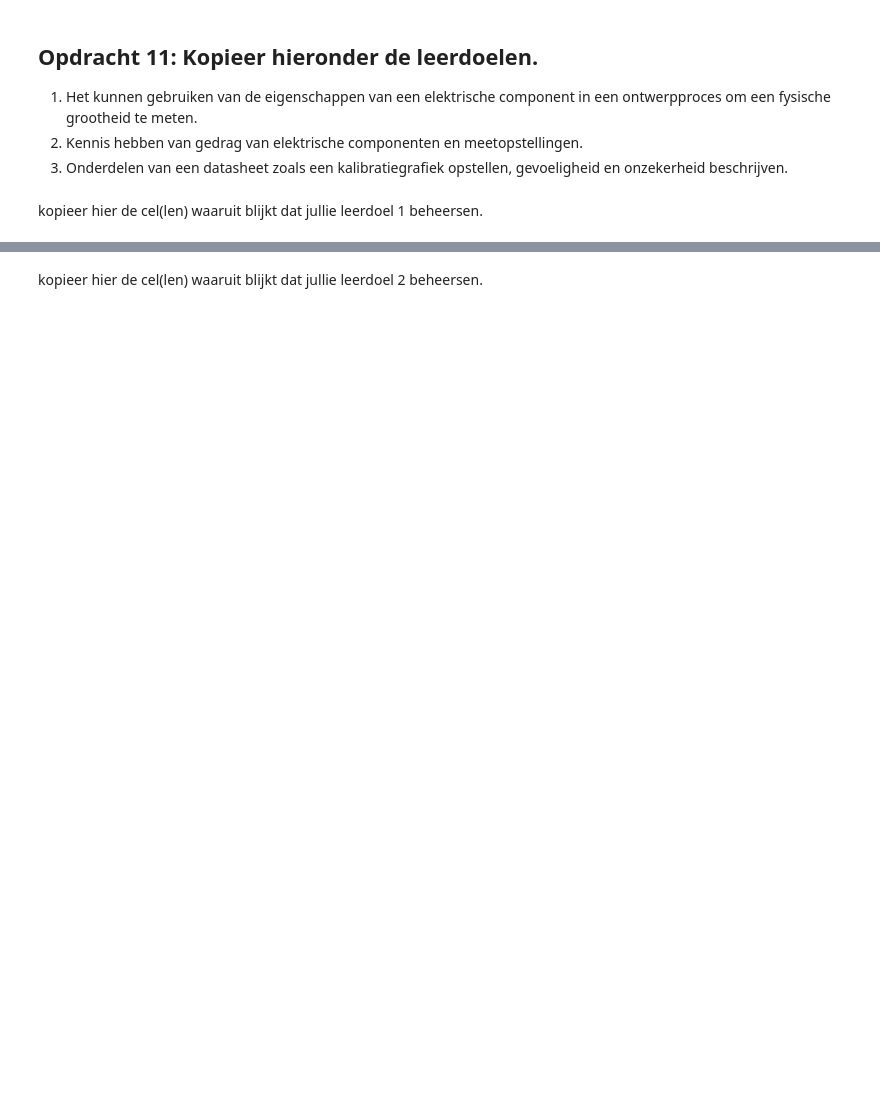
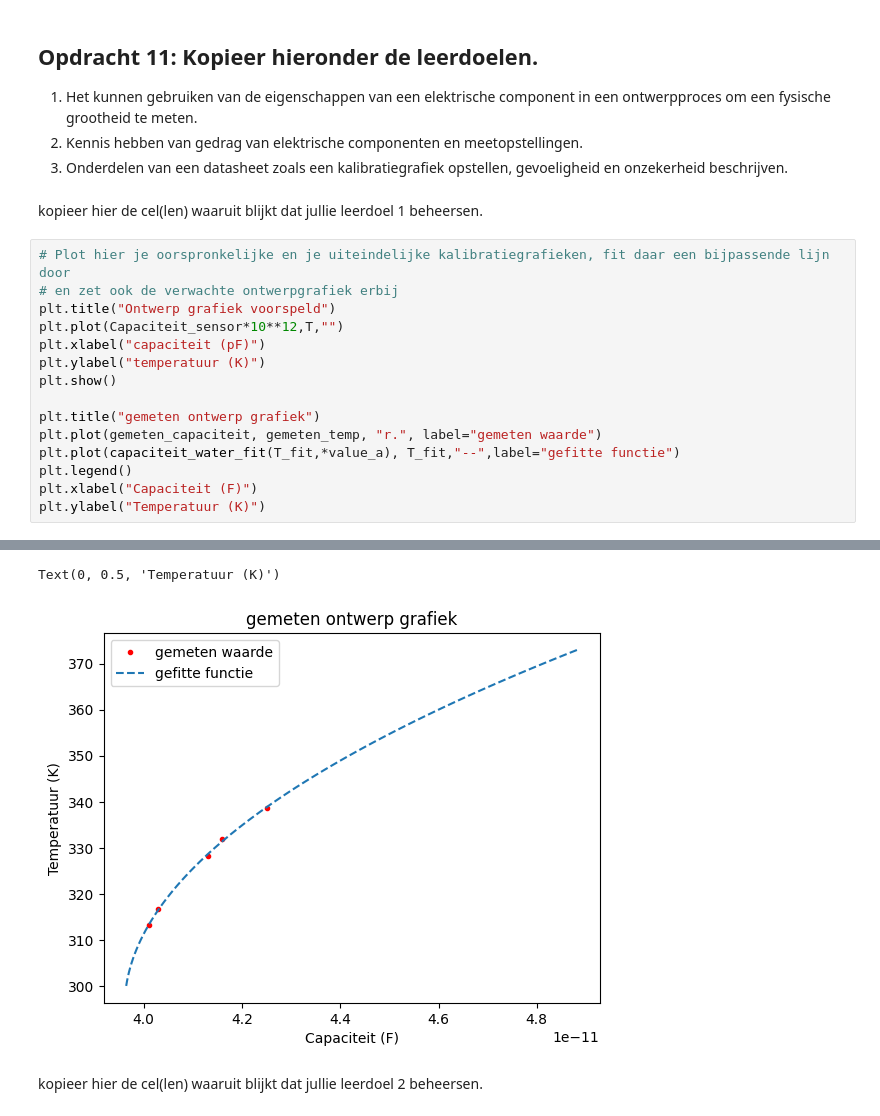
Before and after one commit to AAAGomperts/opdrachten-DEF-D, a Jupyter notebook: FysiekeOntwerpopdrachten/2OntwerpEenSensorCondensator/DEFOntwerpopdracht2OntwerpEenSensorInvulTemplate.ipynb, the cells around one changed output, grey strips where cells are left out. Saved outputs shown, nothing was run; the diff lists cells and outputs as text; blank space fills up the shorter version.

```diff
--- a/FysiekeOntwerpopdrachten/2OntwerpEenSensorCondensator/DEFOntwerpopdracht2OntwerpEenSensorInvulTemplate.ipynb
+++ b/FysiekeOntwerpopdrachten/2OntwerpEenSensorCondensator/DEFOntwerpopdracht2OntwerpEenSensorInvulTemplate.ipynb
@@ -198,3 +214,19 @@ Vul hier de conclusie in
 3. Onderdelen van een datasheet zoals een kalibratiegrafiek opstellen, gevoeligheid en onzekerheid beschrijven.
 # %% [markdown]
 kopieer hier de cel(len) waaruit blijkt dat jullie leerdoel 1 beheersen.
+# %%
+# Plot hier je oorspronkelijke en je uiteindelijke kalibratiegrafieken, fit daar een bijpassende lijn door
+# en zet ook de verwachte ontwerpgrafiek erbij
+plt.title("Ontwerp grafiek voorspeld")
+plt.plot(Capaciteit_sensor*10**12,T,"")
+plt.xlabel("capaciteit (pF)")
+plt.ylabel("temperatuur (K)")
+plt.show()
+
+plt.title("gemeten ontwerp grafiek")
+plt.plot(gemeten_capaciteit, gemeten_temp, "r.", label="gemeten waarde")
+plt.plot(capaciteit_water_fit(T_fit,*value_a), T_fit,"--",label="gefitte functie")
+plt.legend()
+plt.xlabel("Capaciteit (F)")
+plt.ylabel("Temperatuur (K)")
+# %% [output]
@@ -201,2 +234,4 @@ kopieer hier de cel(len) waaruit blijkt dat jullie leerdoel 1 beheersen.
+Text(0, 0.5, 'Temperatuur (K)')
+[figure, added]
 # %% [markdown]
 kopieer hier de cel(len) waaruit blijkt dat jullie leerdoel 2 beheersen.
```
Also changed, not shown: parts of 16 cells of this notebook, 5 other files.
